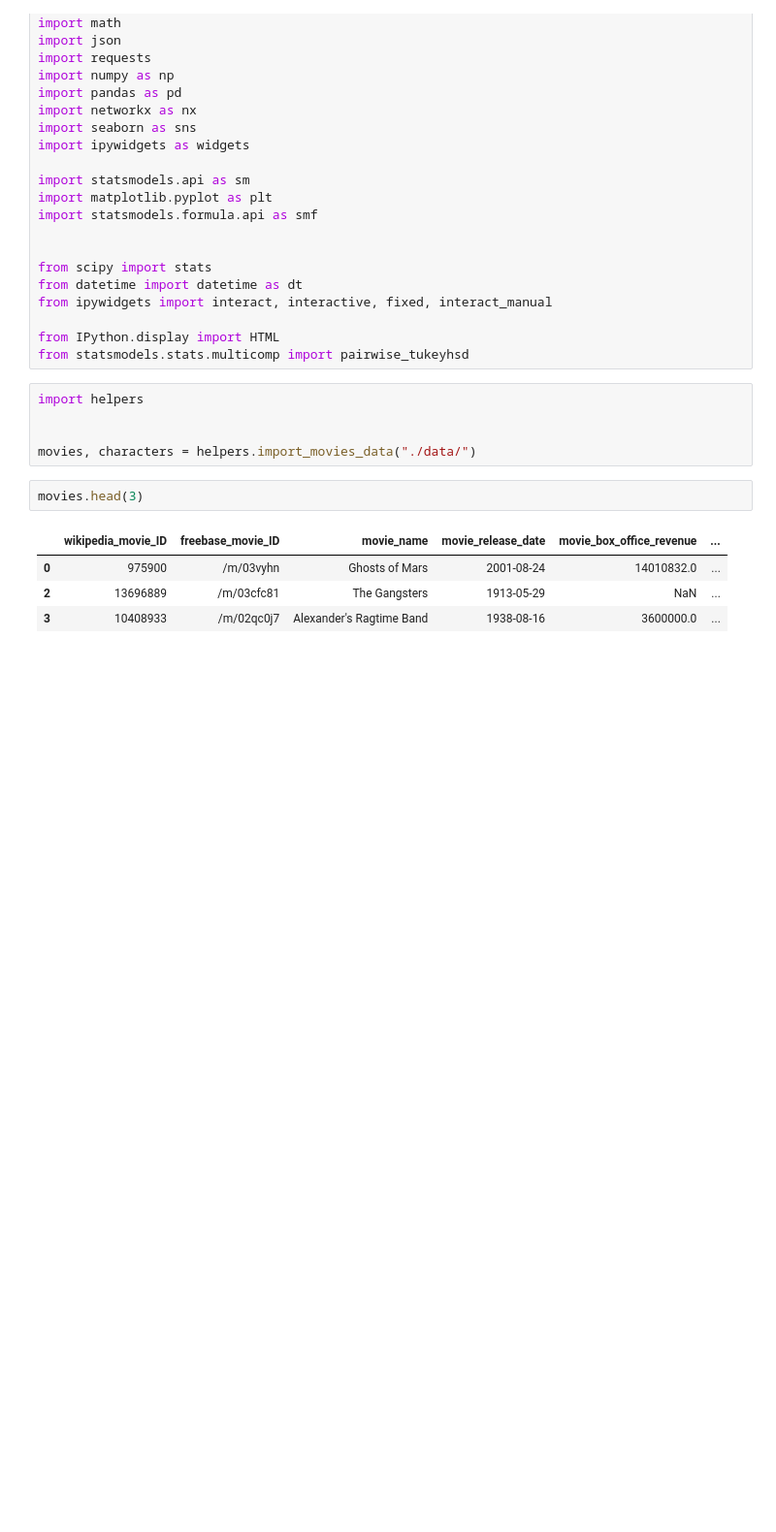
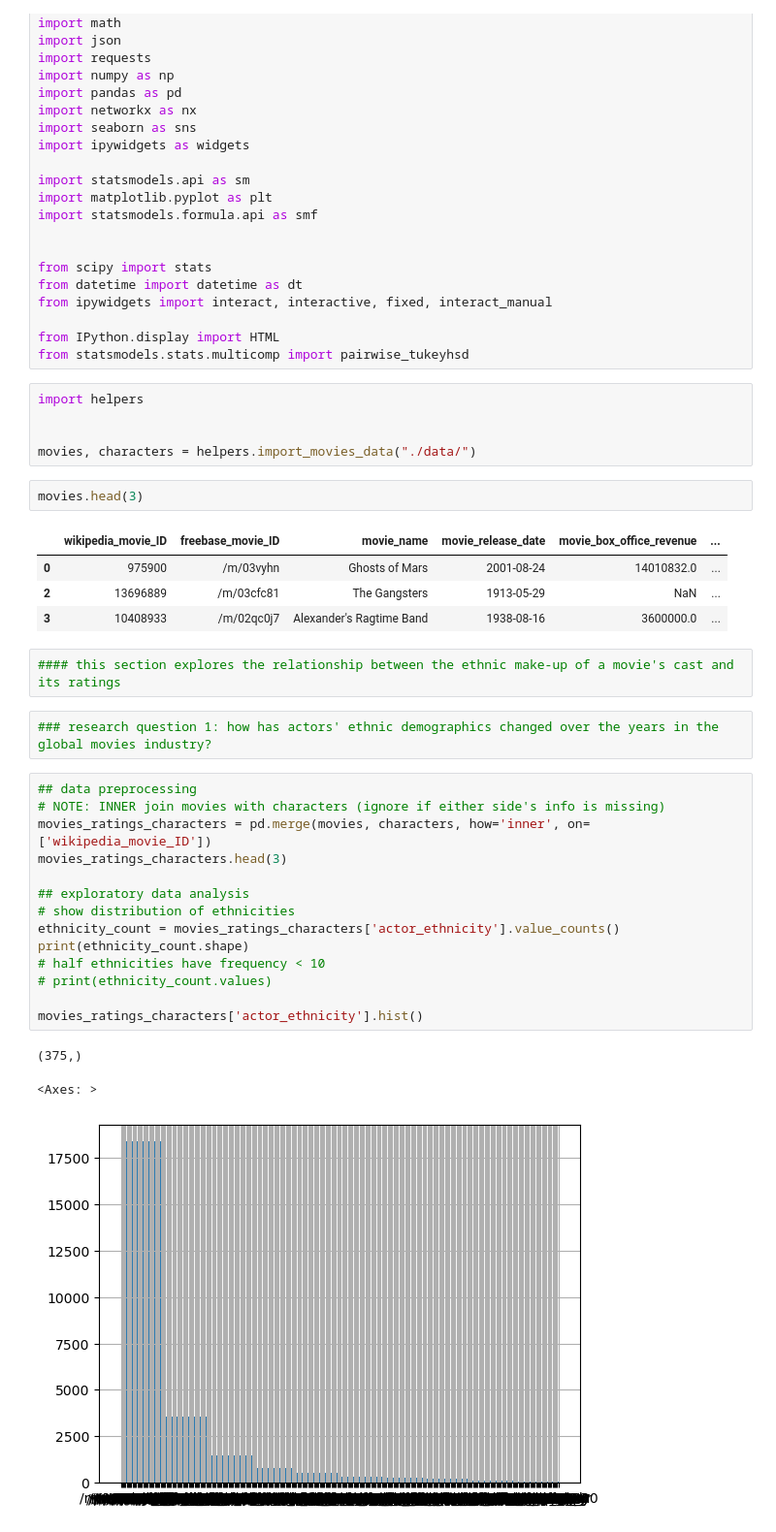
Before and after one commit to epfl-ada/ada-2023-project-zalix, a Jupyter notebook: zach.ipynb, the cells around one changed output. Shown at 97% size. Drawn from its saved outputs; the diff is of its cells as text; blank space fills up the shorter version.

Commit message:
Added analysis for ethnic diversity (research question #1)

```diff
--- a/zach.ipynb
+++ b/zach.ipynb
@@ -37,3 +37,25 @@ movies.head(3)
 | 0 | 975900 | /m/03vyhn | Ghosts of Mars | 2001-08-24 | 14010832.0 | ... |
 | 2 | 13696889 | /m/03cfc81 | The Gangsters | 1913-05-29 | NaN | ... |
 | 3 | 10408933 | /m/02qc0j7 | Alexander's Ragtime Band | 1938-08-16 | 3600000.0 | ... |
+# %%
+#### this section explores the relationship between the ethnic make-up of a movie's cast and its ratings
+# %%
+### research question 1: how has actors' ethnic demographics changed over the years in the global movies industry?
+# %%
+## data preprocessing
+# NOTE: INNER join movies with characters (ignore if either side's info is missing)
+movies_ratings_characters = pd.merge(movies, characters, how='inner', on=['wikipedia_movie_ID'])
+movies_ratings_characters.head(3)
+
+## exploratory data analysis
+# show distribution of ethnicities
+ethnicity_count = movies_ratings_characters['actor_ethnicity'].value_counts()
+print(ethnicity_count.shape)
+# half ethnicities have frequency < 10
+# print(ethnicity_count.values)
+
+movies_ratings_characters['actor_ethnicity'].hist()
+# %% [output]
+(375,)
+<Axes: >
+[figure, added]
```
Also changed, not shown: parts of 5 cells of this notebook, 1 other file.
